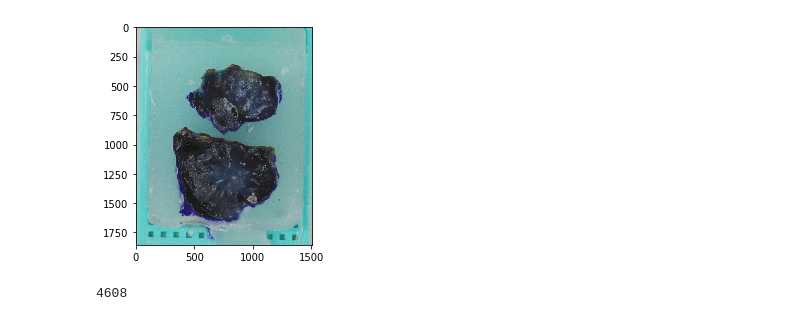
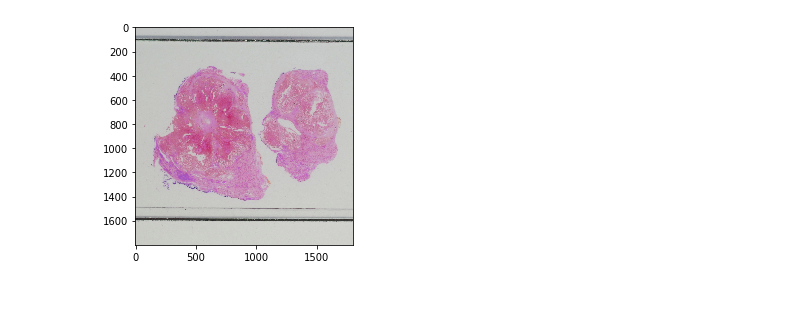
Before and after one commit to jakkarintiew/SDP, a Jupyter notebook: cv_test.ipynb, the cells around one changed output. Cells and saved outputs as stored; diff of their text form; code cells hidden in the pictures.

Commit message:
Added crop function and updated images

```diff
--- a/cv_test.ipynb
+++ b/cv_test.ipynb
@@ -3,6 +3,12 @@
 import cv2
 import numpy as np
 from matplotlib import pyplot as plt
+# %%
+def CropImg (image, cropped_height, cropped_width, cropped_y, cropped_x):
+    height = image.shape[0]
+    width = image.shape[1]
+    cropped = image[cropped_y:cropped_y+cropped_height, cropped_x:cropped_x+cropped_width]
+    return cropped
 # %%
-img_sld = cv2.imread('img/P1020018.JPG')
-img_blk = cv2.imread('img/P1020060.JPG')
+img_sld = cv2.imread('img/sld_1.JPG')
+img_blk = cv2.imread('img/blk_1.JPG')
@@ -27,22 +15,6 @@ plt.show()
-# %%
-# Original image res = 3456 x 4608
-# Final res 1200 x 1800
-# Crop coordinate 980:2180, 1500:3100
-
-height = img_blk.shape[0]
-width = img_blk.shape[1]
-
-cropped_height = 1800
-cropped_width = 1200
-y = 800
-x = 1500
-
-crop_img_blk = img_blk[800:(height-800), 1500:(width-1600)]
-plt.imshow(crop_img_blk)
-plt.show()
-# %% [output]
-[figure, removed]
-# %%
-width
-# %% [output]
-4608
+# %%
+crop_img_sld = CropImg(img_sld, 1800, 1800, 900, 900)
+plt.imshow(crop_img_sld)
+plt.show()
+# %% [output]
+[figure, added]
```
Also changed, not shown: parts of 5 cells of this notebook, 18 other files.
